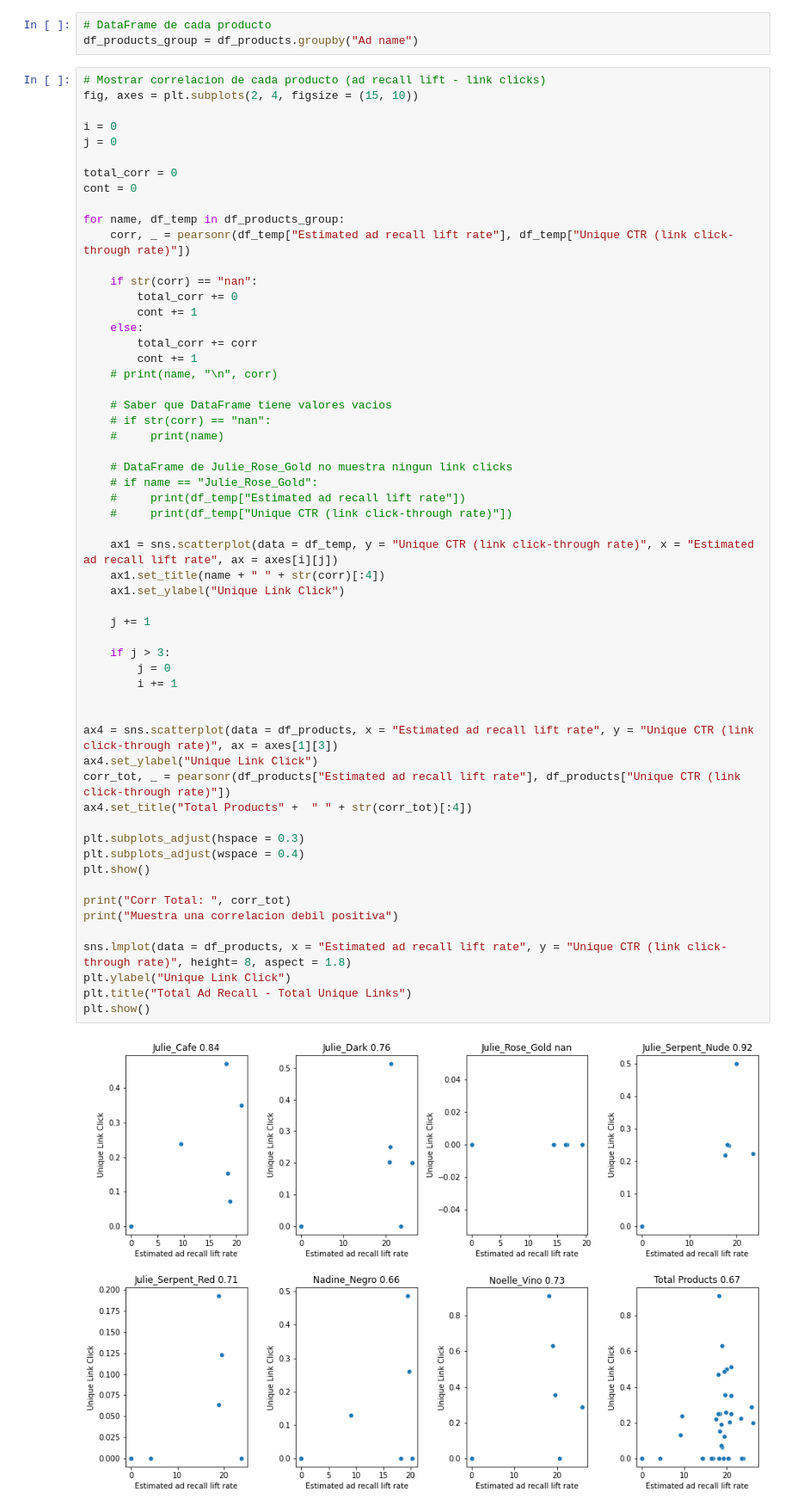
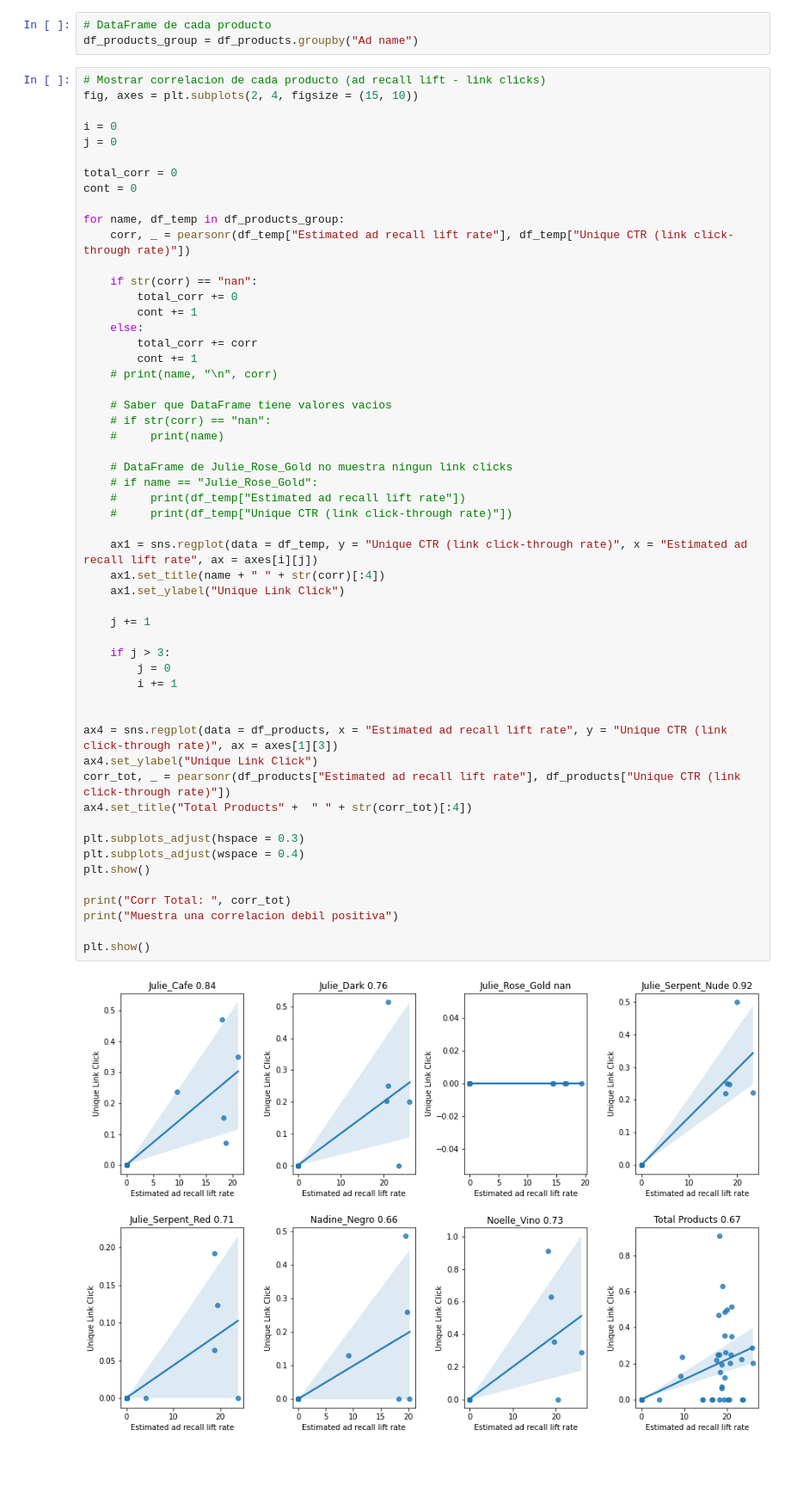
Before and after one commit to juanm05/Abril_Facebook, a Jupyter notebook: main.ipynb, the cells around one changed output. Shown at 86% size. Drawn from its saved outputs; the diff is of its cells as text; blank space fills up the shorter version.

```diff
--- a/main.ipynb
+++ b/main.ipynb
@@ -204,38 +204,35 @@ for name, df_temp in df_products_group:
     #     print(name)
 
     # DataFrame de Julie_Rose_Gold no muestra ningun link clicks
     # if name == "Julie_Rose_Gold":
     #     print(df_temp["Estimated ad recall lift rate"])
     #     print(df_temp["Unique CTR (link click-through rate)"])
 
-    ax1 = sns.scatterplot(data = df_temp, y = "Unique CTR (link click-through rate)", x = "Estimated ad recall lift rate", ax = axes[i][j])
+    ax1 = sns.regplot(data = df_temp, y = "Unique CTR (link click-through rate)", x = "Estimated ad recall lift rate", ax = axes[i][j])
     ax1.set_title(name + " " + str(corr)[:4])
     ax1.set_ylabel("Unique Link Click")
 
     j += 1
 
     if j > 3:
         j = 0
         i += 1
 
 
-ax4 = sns.scatterplot(data = df_products, x = "Estimated ad recall lift rate", y = "Unique CTR (link click-through rate)", ax = axes[1][3])
+ax4 = sns.regplot(data = df_products, x = "Estimated ad recall lift rate", y = "Unique CTR (link click-through rate)", ax = axes[1][3])
 ax4.set_ylabel("Unique Link Click")
 corr_tot, _ = pearsonr(df_products["Estimated ad recall lift rate"], df_products["Unique CTR (link click-through rate)"])
 ax4.set_title("Total Products" +  " " + str(corr_tot)[:4])
 
 plt.subplots_adjust(hspace = 0.3)
 plt.subplots_adjust(wspace = 0.4)
 plt.show()
 
 print("Corr Total: ", corr_tot)
 print("Muestra una correlacion debil positiva")
 
-sns.lmplot(data = df_products, x = "Estimated ad recall lift rate", y = "Unique CTR (link click-through rate)", height= 8, aspect = 1.8)
-plt.ylabel("Unique Link Click")
-plt.title("Total Ad Recall - Total Unique Links")
 plt.show()
 # %% [output]
-[figure, old version]
+[figure, new version]
 Corr Total:  0.6783728996761224
 Muestra una correlacion debil positiva
```
Also changed, not shown: parts of 4 cells of this notebook.
